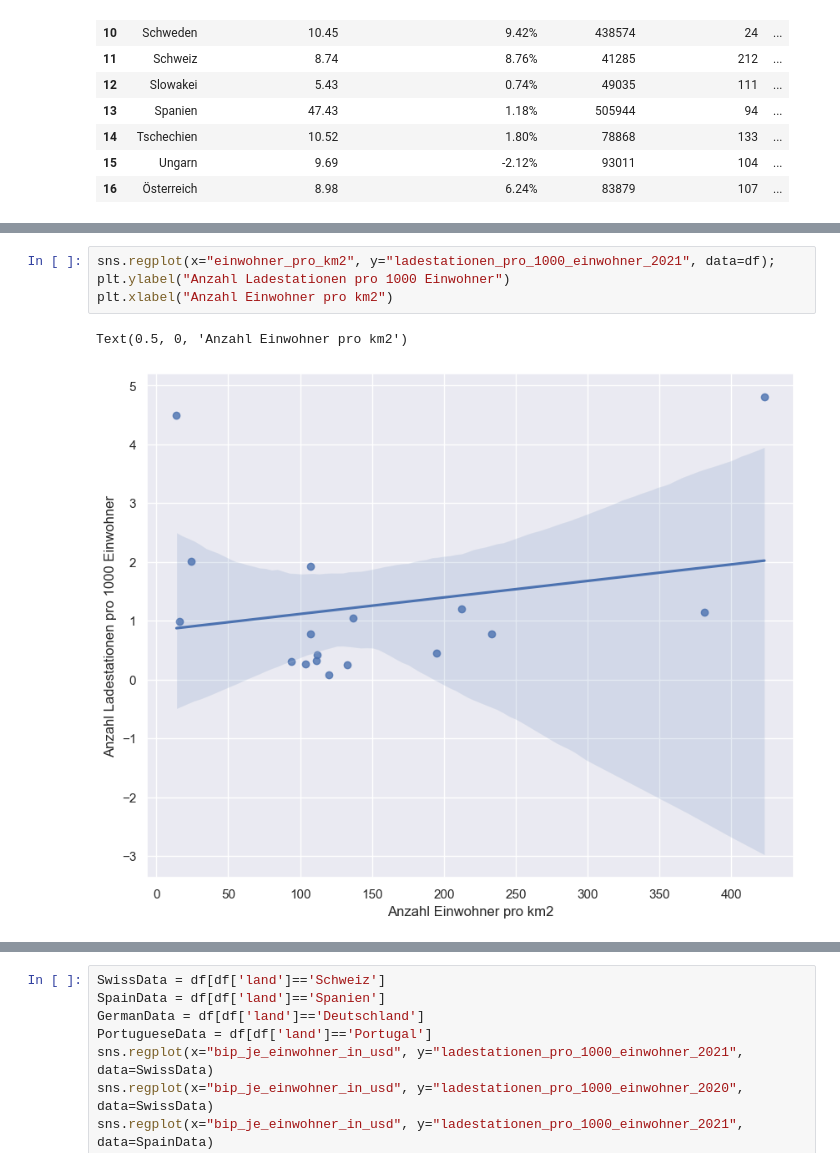
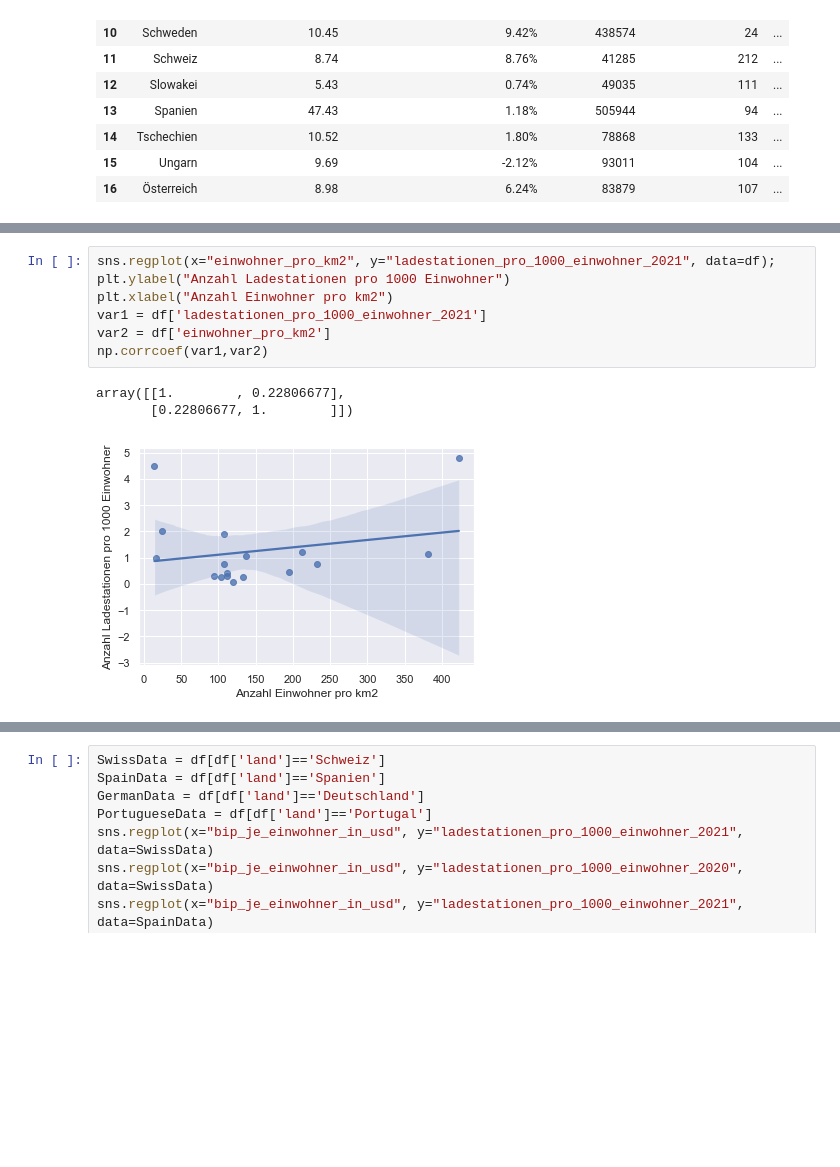
Before and after one commit to beckema2/integration, a Jupyter notebook: integration.ipynb, the cells around one changed output, grey strips where cells are left out. Saved outputs shown, nothing was run; the diff lists cells and outputs as text; blank space fills up the shorter version.

```diff
--- a/integration.ipynb
+++ b/integration.ipynb
@@ -72,10 +84,14 @@ Text(0.5, 0, 'BIP pro Einwohner in USD')
 # %%
 sns.regplot(x="einwohner_pro_km2", y="ladestationen_pro_1000_einwohner_2021", data=df);
 plt.ylabel("Anzahl Ladestationen pro 1000 Einwohner")
 plt.xlabel("Anzahl Einwohner pro km2")
+var1 = df['ladestationen_pro_1000_einwohner_2021']
+var2 = df['einwohner_pro_km2']
+np.corrcoef(var1,var2)
 # %% [output]
-Text(0.5, 0, 'Anzahl Einwohner pro km2')
+array([[1.        , 0.22806677],
+       [0.22806677, 1.        ]])
-[figure, old version]
+[figure, new version]
 # %%
 sns.regplot(x="gesamtausgaben_bildung_pro_kopf", y="ladestationen_pro_1000_einwohner_2021", data=df);
 plt.ylabel("Anzahl Ladestationen pro 1000 Einwohner")
```
Also changed, not shown: parts of 7 cells of this notebook.
